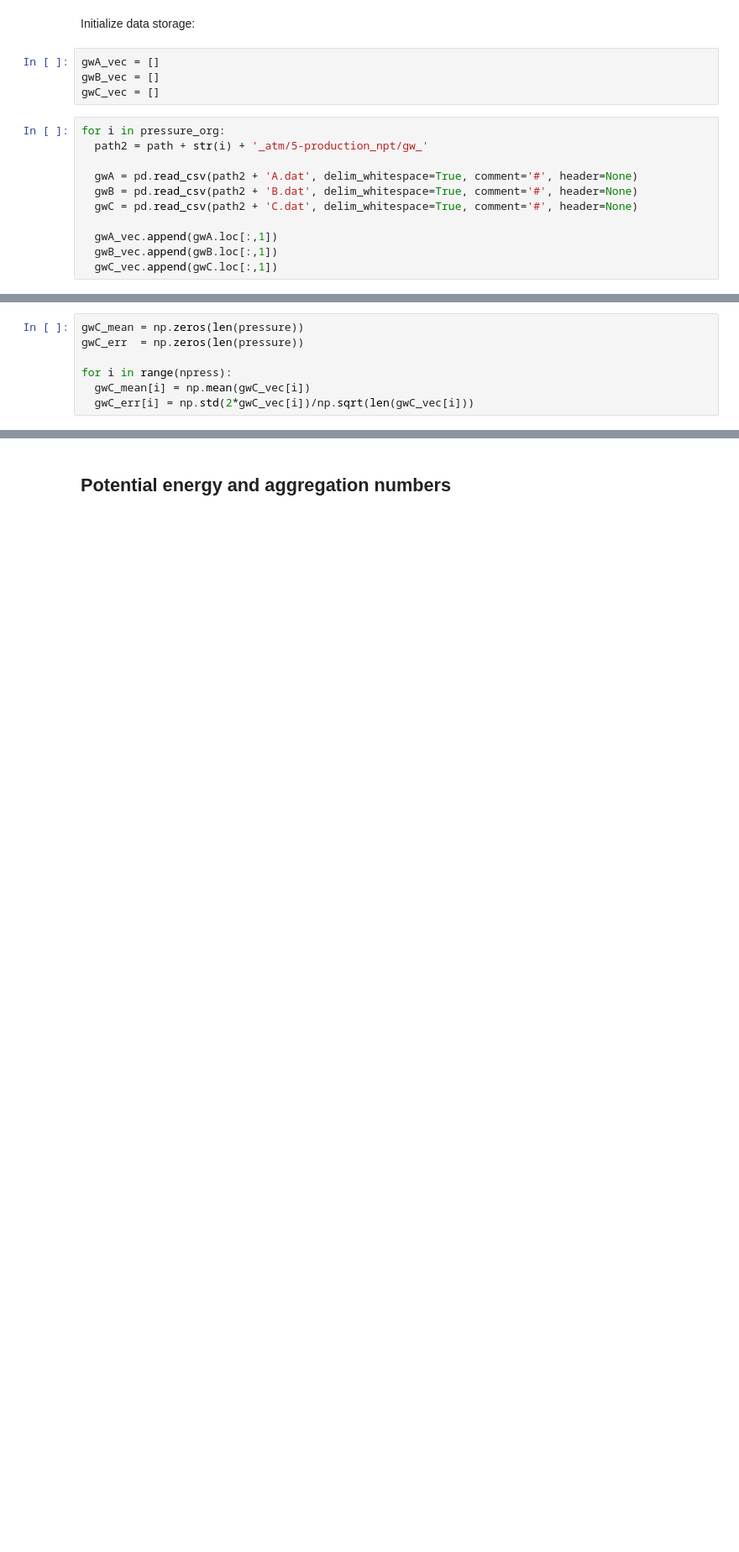
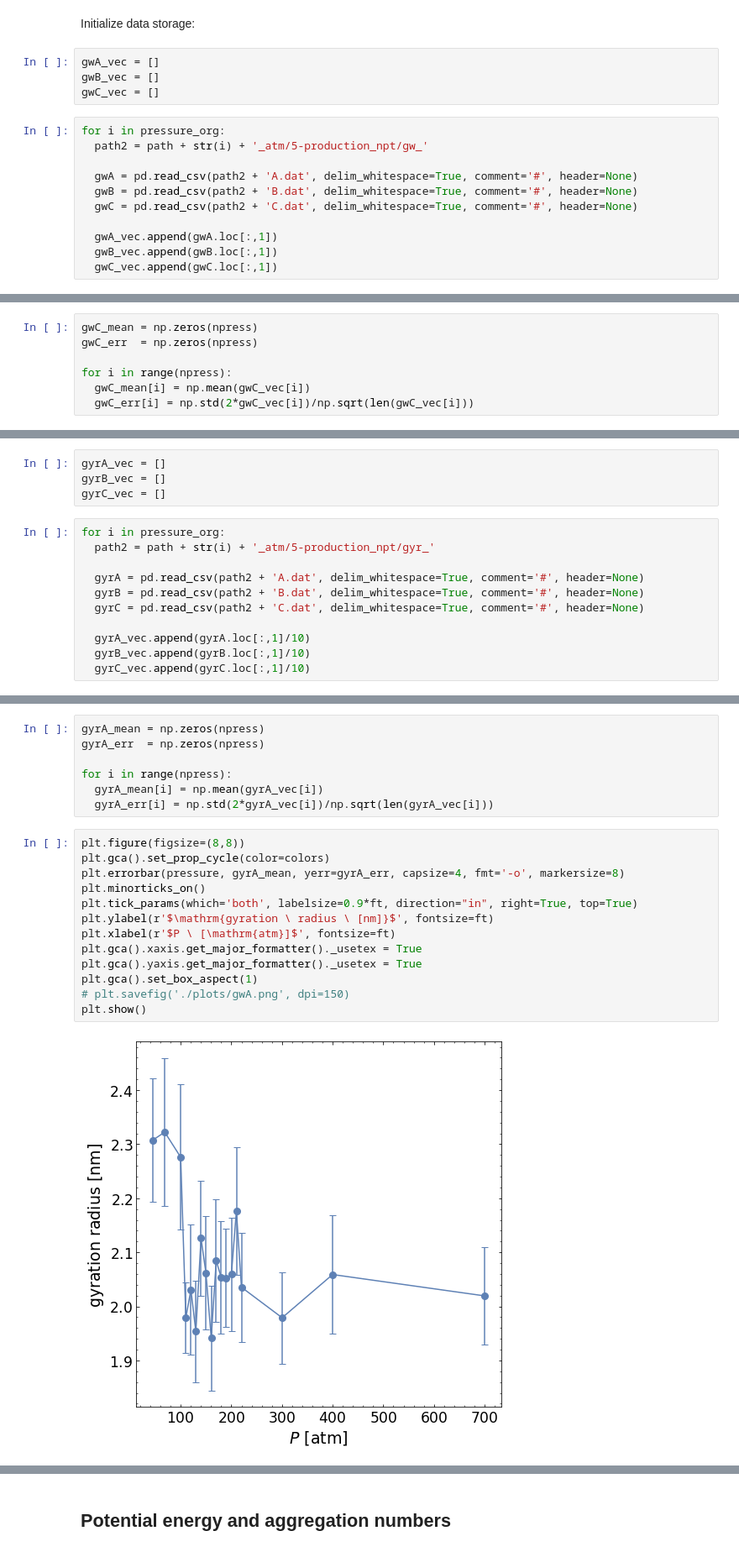
Before and after one commit to profesorperez/asphaltene_depressurization, a Jupyter notebook: asphaltene_energy_contributions.ipynb, the cells around one changed output, grey strips where cells are left out. Shown at 84% size. Cells and saved outputs as stored; diff of their text form; blank space fills up the shorter version.

Commit message:
added radius of gyration

```diff
--- a/asphaltene_energy_contributions.ipynb
+++ b/asphaltene_energy_contributions.ipynb
@@ -704,6 +706,6 @@ plt.show()
 # %%
-gwC_mean = np.zeros(len(pressure))
-gwC_err  = np.zeros(len(pressure))
+gwC_mean = np.zeros(npress)
+gwC_err  = np.zeros(npress)
 
 for i in range(npress):
   gwC_mean[i] = np.mean(gwC_vec[i])
@@ -746,0 +751,15 @@ plt.show()
+# %%
+gyrA_vec = []
+gyrB_vec = []
+gyrC_vec = []
+# %%
+for i in pressure_org:
+  path2 = path + str(i) + '_atm/5-production_npt/gyr_'
+
+  gyrA = pd.read_csv(path2 + 'A.dat', delim_whitespace=True, comment='#', header=None)
+  gyrB = pd.read_csv(path2 + 'B.dat', delim_whitespace=True, comment='#', header=None)
+  gyrC = pd.read_csv(path2 + 'C.dat', delim_whitespace=True, comment='#', header=None)
+
+  gyrA_vec.append(gyrA.loc[:,1]/10)
+  gyrB_vec.append(gyrB.loc[:,1]/10)
+  gyrC_vec.append(gyrC.loc[:,1]/10)
@@ -746,0 +768,22 @@ plt.show()
+# %%
+gyrA_mean = np.zeros(npress)
+gyrA_err  = np.zeros(npress)
+
+for i in range(npress):
+  gyrA_mean[i] = np.mean(gyrA_vec[i])
+  gyrA_err[i] = np.std(2*gyrA_vec[i])/np.sqrt(len(gyrA_vec[i]))
+# %%
+plt.figure(figsize=(8,8))
+plt.gca().set_prop_cycle(color=colors)
+plt.errorbar(pressure, gyrA_mean, yerr=gyrA_err, capsize=4, fmt='-o', markersize=8)
+plt.minorticks_on()
+plt.tick_params(which='both', labelsize=0.9*ft, direction="in", right=True, top=True)
+plt.ylabel(r'$\mathrm{gyration \ radius \ [nm]}$', fontsize=ft)
+plt.xlabel(r'$P \ [\mathrm{atm}]$', fontsize=ft)
+plt.gca().xaxis.get_major_formatter()._usetex = True
+plt.gca().yaxis.get_major_formatter()._usetex = True
+plt.gca().set_box_aspect(1)
+# plt.savefig('./plots/gwA.png', dpi=150)
+plt.show()
+# %% [output]
+[figure, added]
```
Also changed, not shown: parts of 48 cells of this notebook.
